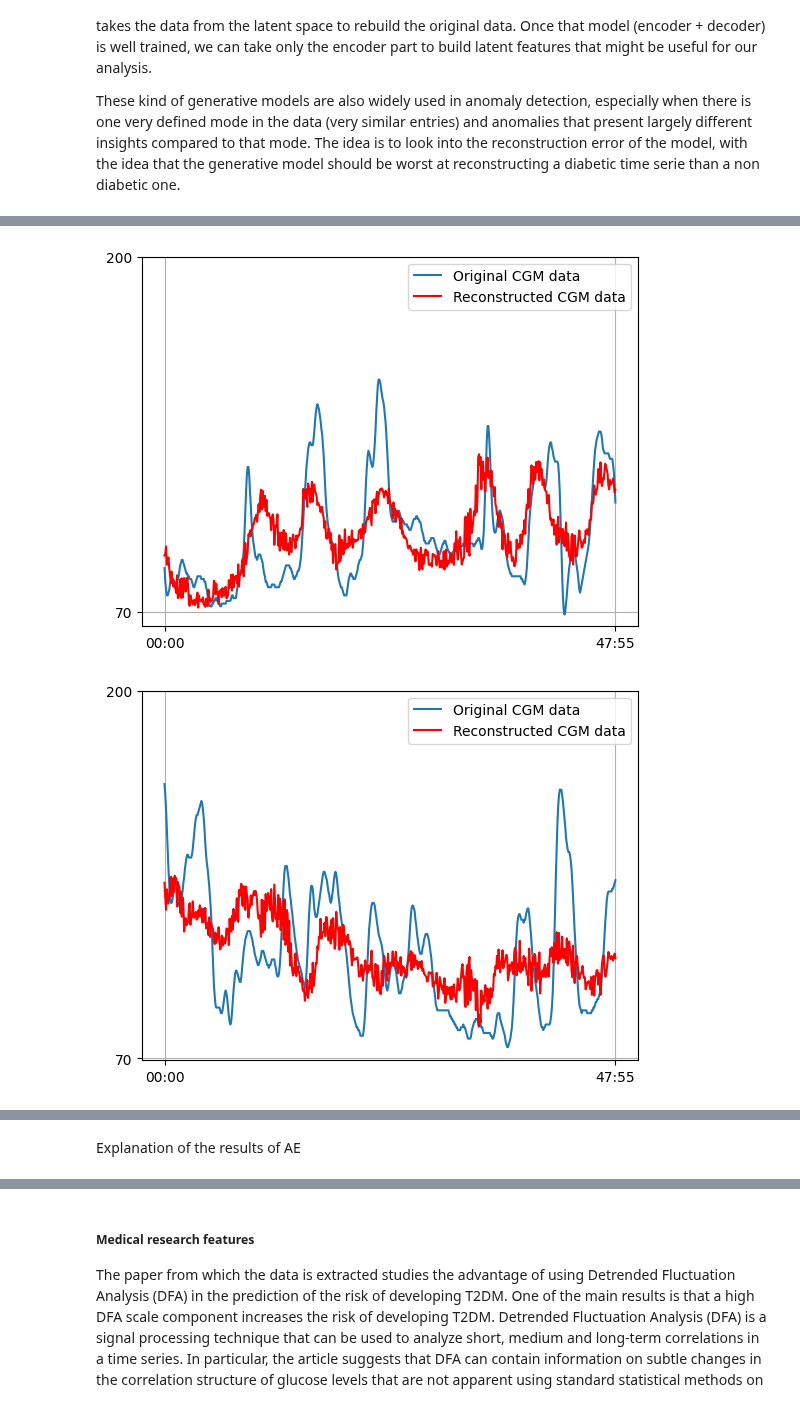
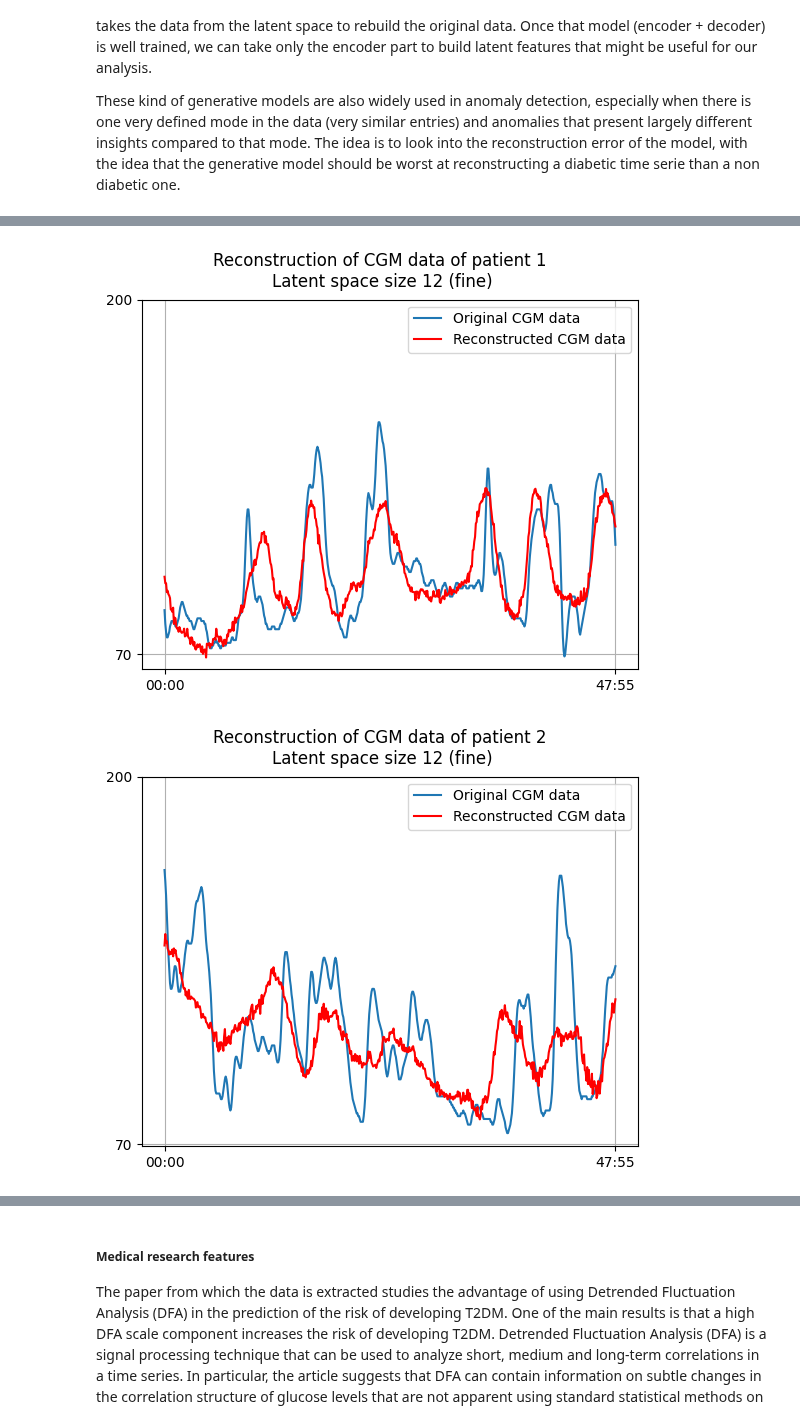
Before and after one commit to AlexandreChaussard/Datacamp-Project, a Jupyter notebook: DT2_starting_kit.ipynb, the cells around one changed output, grey strips where cells are left out. Cells and saved outputs as stored; diff of their text form; code cells hidden in the pictures.

```diff
--- a/DT2_starting_kit.ipynb
+++ b/DT2_starting_kit.ipynb
@@ -941,7 +941,7 @@ class CGM_dataset(Dataset):
 # We fetch the cgm data
 all_cgm_data = get_cgm_data()
 
-# For now we get rid of the 24h long CGM entries only for our analysis
+# For now we get rid of the 24h long CGM entries only for our analysis, since this would impact the architecture of the AE
 all_cgm_data = all_cgm_data.dropna(axis=0)
 
 # Building the datasets
@@ -953,13 +953,13 @@ model = Autoencoder(
     input_size=576,
     conv_layers=[],
     conv_sizes=[],
-    hidden_layers_encoder=[256, 128],
-    hidden_layers_decoder=[128, 256],
-    latent_dim=128,
+    hidden_layers_encoder=[576],
+    hidden_layers_decoder=[256],
+    latent_dim=12,
     dropout=0.1
 )
 
-optimizer = torch.optim.Adam(model.parameters(), lr=10e-4, weight_decay=10e-7)
+optimizer = torch.optim.Adam(model.parameters(), lr=10e-4, weight_decay=10e-6)
 
 # Training
 train(model, optimizer, train_loader, n_epoch=100)
@@ -992,25 +993,28 @@ Autoencoder(
   (loss_fn): MSELoss()
 )
 # %%
-max_plot = 2
-for i, cgm_entry in all_cgm_data.iterrows():
+def plot_autoencoder_results(model, latent_space_size, max_plot=5):
+    for i, cgm_entry in all_cgm_data.iterrows():
 
-    rec_data = model(torch.tensor(cgm_entry.values, dtype=torch.float32).view(1, 1, -1))
-    rec_data = rec_data.detach().numpy().squeeze()
+        rec_data = model(torch.tensor(cgm_entry.values, dtype=torch.float32).view(1, 1, -1))
+        rec_data = rec_data.detach().numpy().squeeze()
 
-    fig, axs = plt.subplots()
-    axs.plot(cgm_entry, label="Original CGM data")
-    axs.plot(rec_data, label="Reconstructed CGM data", color="r")
-    axs.set_xticks([cgm_entry.index.values[0], cgm_entry.index.values[-1]])
-    axs.set_yticks([70, 200])
-    axs.grid()
-    axs.legend()
+        fig, axs = plt.subplots()
+        fig.suptitle(f"Reconstruction of CGM data of patient {cgm_entry.name} \nLatent space size {latent_space_size}")
+        axs.plot(cgm_entry, label="Original CGM data")
+        axs.plot(rec_data, label="Reconstructed CGM data", color="r")
+        axs.set_xticks([cgm_entry.index.values[0], cgm_entry.index.values[-1]])
+        axs.set_yticks([70, 200])
+        axs.grid()
+        axs.legend()
 
-    max_plot -= 1
-    if max_plot <= 0:
-        break
+        max_plot -= 1
+        if max_plot <= 0:
+            break
 
-plt.show()
+    plt.show()
+
+plot_autoencoder_results(model, latent_space_size="12 (fine)", max_plot=3)
 # %% [output]
-[figure, old version]
+[figure, new version]
-[figure, old version]
+[figure, new version]
@@ -1017,2 +1021,0 @@ plt.show()
-# %% [markdown]
-Explanation of the results of AE
```
Also changed, not shown: parts of 9 cells of this notebook.
